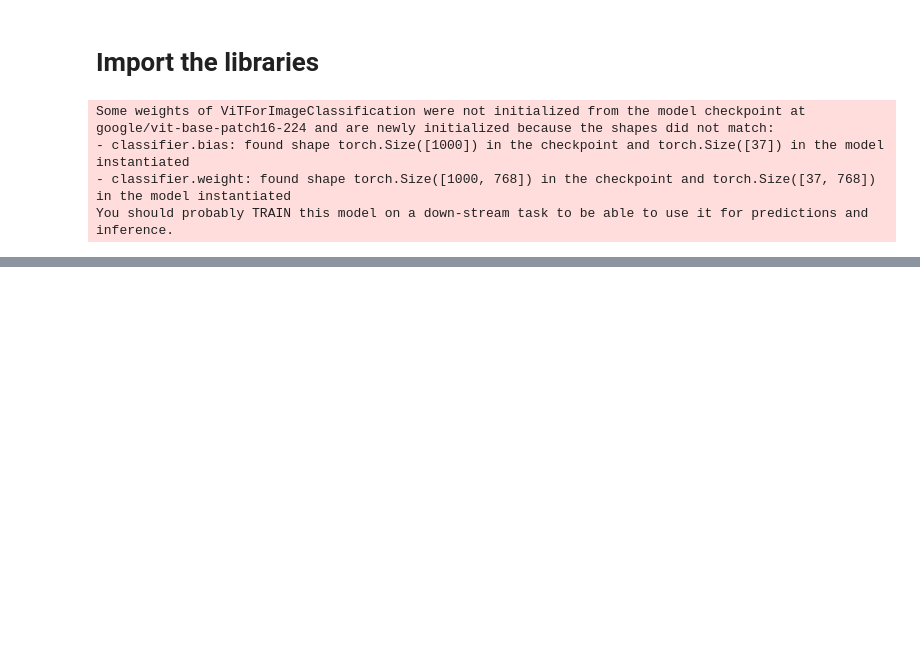
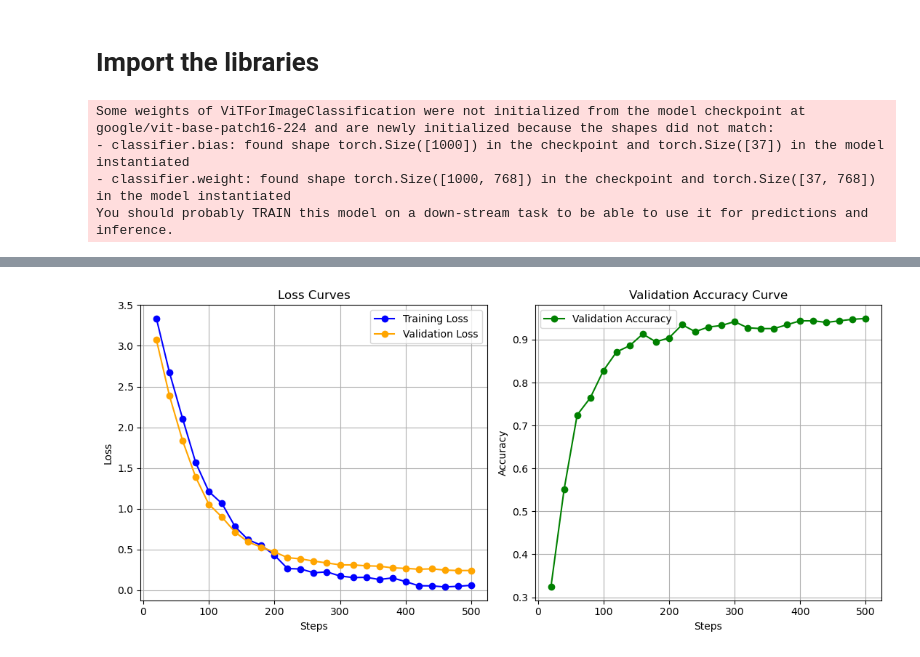
Before and after one commit to ccseibell/LoRA-Score, a Jupyter notebook: ViT.ipynb, the cells around one changed output, grey strips where cells are left out. Drawn from its saved outputs; the diff is of its cells as text; code cells hidden in the pictures; blank space fills up the shorter version.

```diff
--- a/ViT.ipynb
+++ b/ViT.ipynb
@@ -172,0 +177,6 @@ TrainOutput(global_step=500, training_loss=0.6501505739688873, metrics={'train_r
+# %%
+# Gather data from trainer and plot
+data = gather_metrics(trainer)
+plot_metrics(data)
+# %% [output]
+[figure, added]
```
Also changed, not shown: parts of 3 cells of this notebook, 4 other files.
